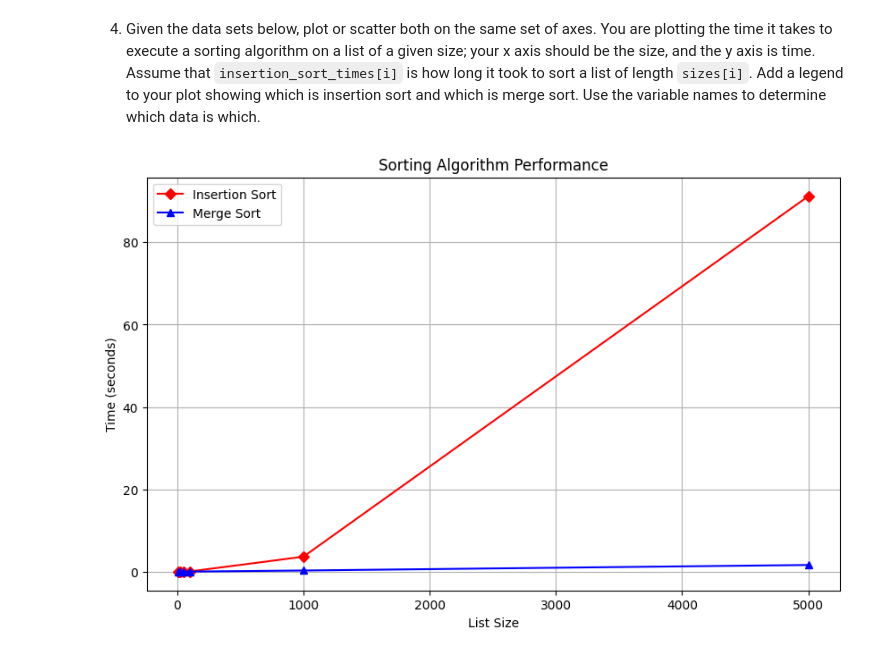
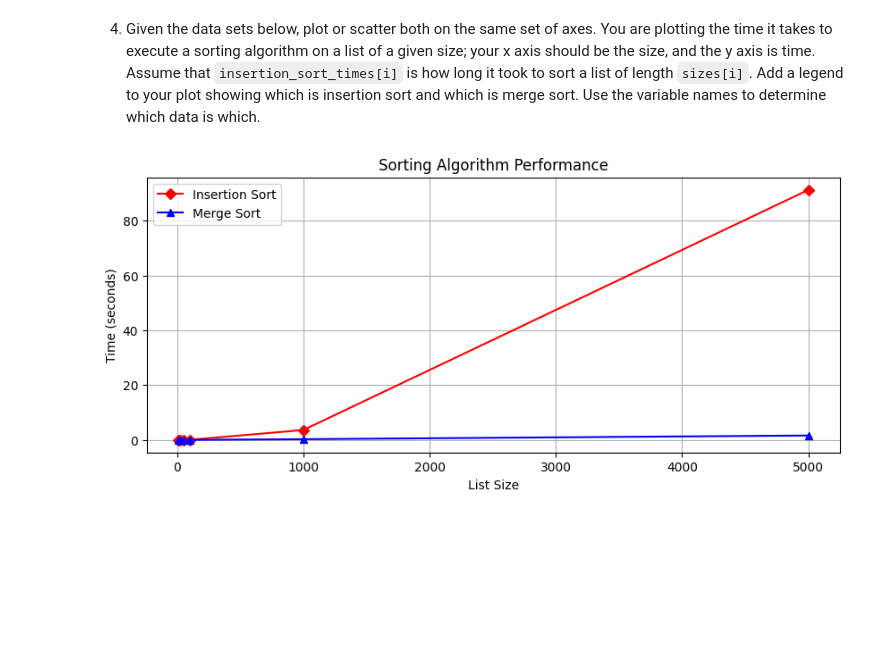
Before and after one commit to Keyoungg2/pyplot, a Jupyter notebook: pyplot.ipynb, the cells around one changed output. Drawn from its saved outputs; the diff is of its cells as text; code cells hidden in the pictures; blank space fills up the shorter version.

```diff
--- a/pyplot.ipynb
+++ b/pyplot.ipynb
@@ -106,18 +116,18 @@ plt.show()
 # %%
 sizes = [10, 20, 50, 100, 1000, 5000]
 insertion_sort_times = [0.0010252999999999998, 0.0027026999999999954, 0.010147200000000002, 0.0381137, 3.6303399, 91.2180796]
 merge_sort_times = [0.00161889999999687, 0.003635600000009731, 0.0090655000000055, 0.020108000000007564, 0.2687474000000094, 1.6147050999999948]
 
-plt.figure(figsize=(10, 6))
+plt.figure(figsize=(10, 4))
 
 plt.plot(sizes, insertion_sort_times, label='Insertion Sort',color= 'red', marker='D')
 plt.plot(sizes, merge_sort_times, label='Merge Sort', color='blue', marker='^')
 
 plt.xlabel('List Size')
 plt.ylabel('Time (seconds)')
 plt.title('Sorting Algorithm Performance')
 plt.legend()
 plt.grid(True)
 plt.show()
 # %% [output]
-[figure, old version]
+[figure, new version]
```
Also changed, not shown: parts of 4 cells of this notebook.
